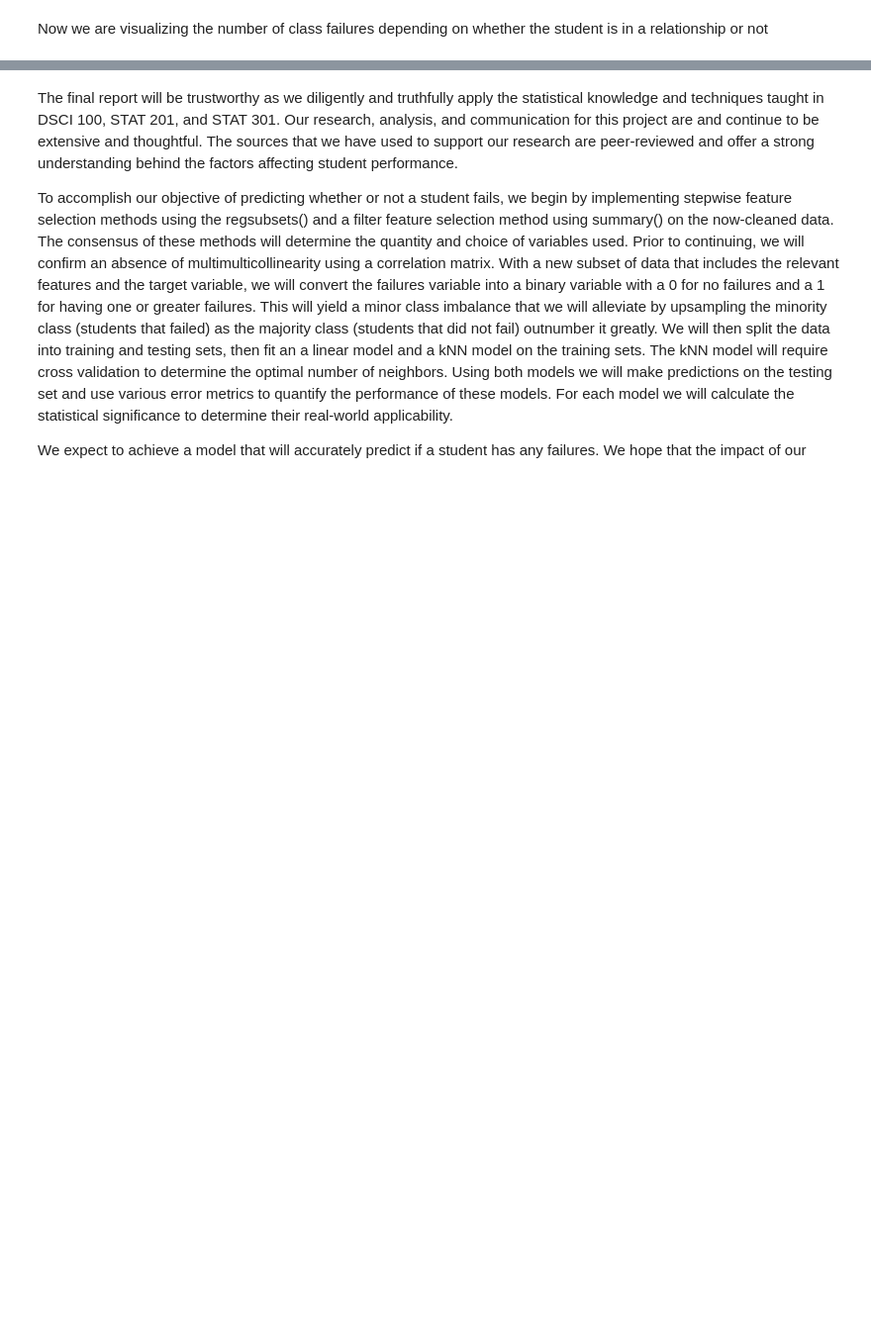
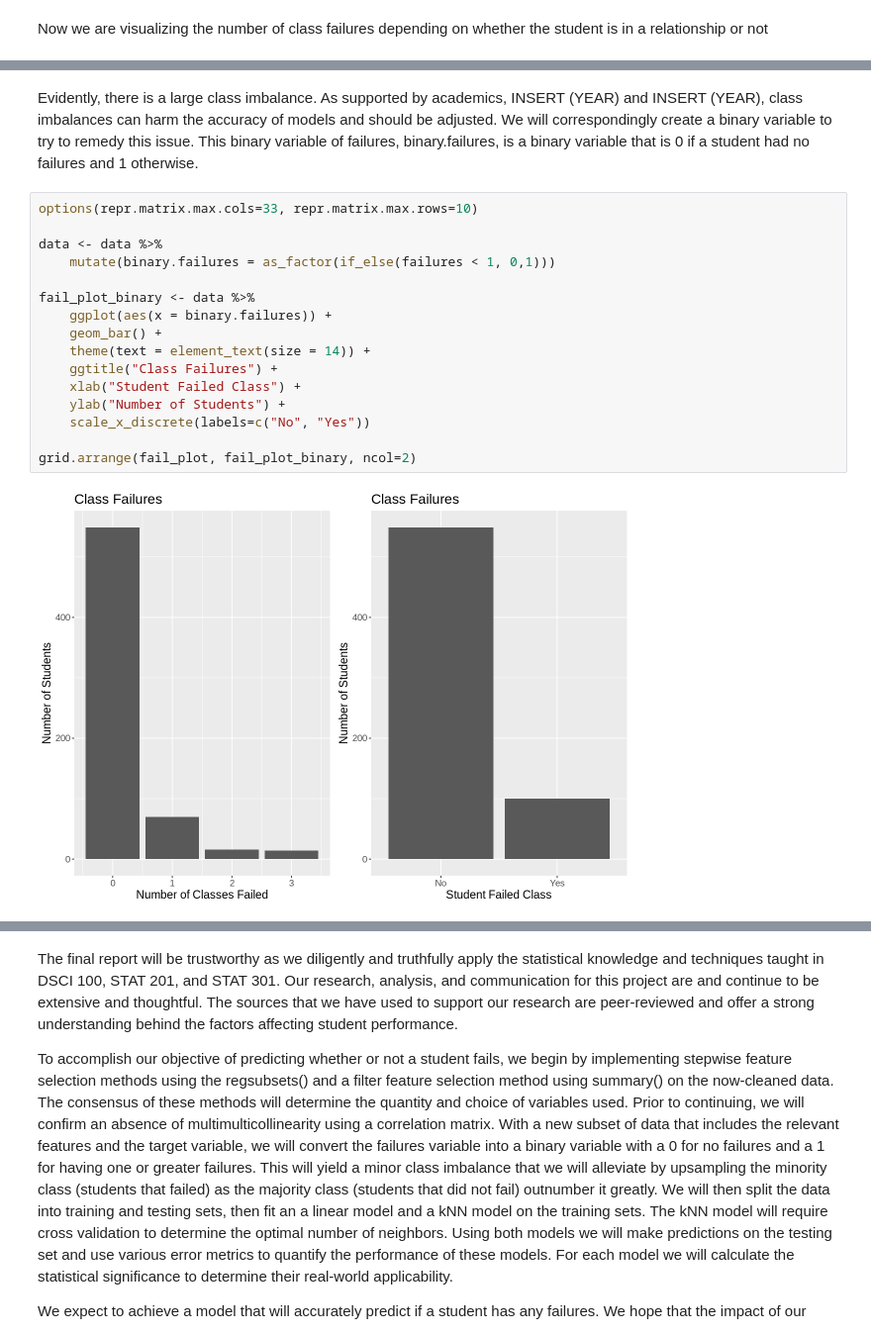
Before and after one commit to alexbastin/stat-301, a Jupyter notebook: project.ipynb, the cells around one changed output, grey strips where cells are left out. Shown at 99% size. Cells and saved outputs as stored; diff of their text form; blank space fills up the shorter version.

```diff
--- a/project.ipynb
+++ b/project.ipynb
@@ -163,0 +233,20 @@ fail_rom_plot
+# %% [markdown]
+Evidently, there is a large class imbalance. As supported by academics, INSERT (YEAR) and INSERT (YEAR), class imbalances can harm the accuracy of models and should be adjusted. We will correspondingly create a binary variable to try to remedy this issue. This binary variable of failures, binary.failures, is a binary variable that is 0 if a student had no failures and 1 otherwise.
+# %%
+options(repr.matrix.max.cols=33, repr.matrix.max.rows=10)
+
+data <- data %>%
+    mutate(binary.failures = as_factor(if_else(failures < 1, 0,1)))
+
+fail_plot_binary <- data %>%
+    ggplot(aes(x = binary.failures)) +
+    geom_bar() +
+    theme(text = element_text(size = 14)) +
+    ggtitle("Class Failures") +
+    xlab("Student Failed Class") +
+    ylab("Number of Students") +
+    scale_x_discrete(labels=c("No", "Yes"))
+
+grid.arrange(fail_plot, fail_plot_binary, ncol=2)
+# %% [output]
+[figure, added]
```
Also changed, not shown: parts of 41 cells of this notebook.
